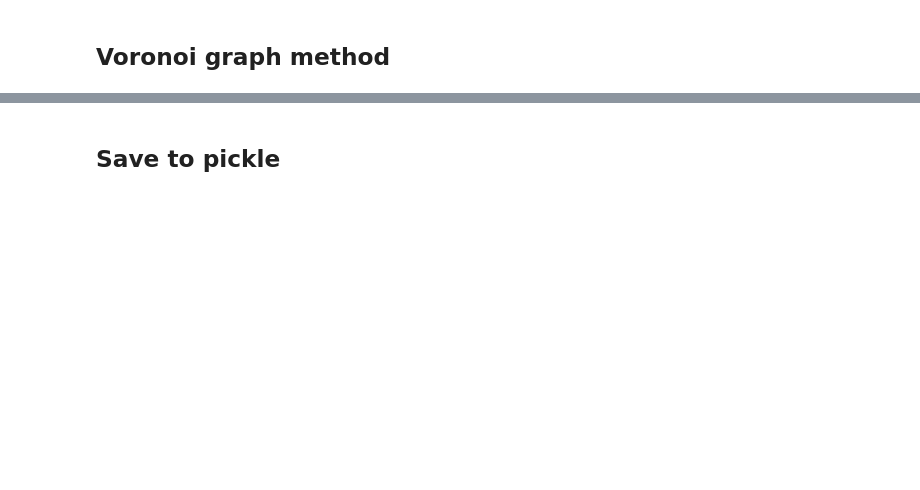
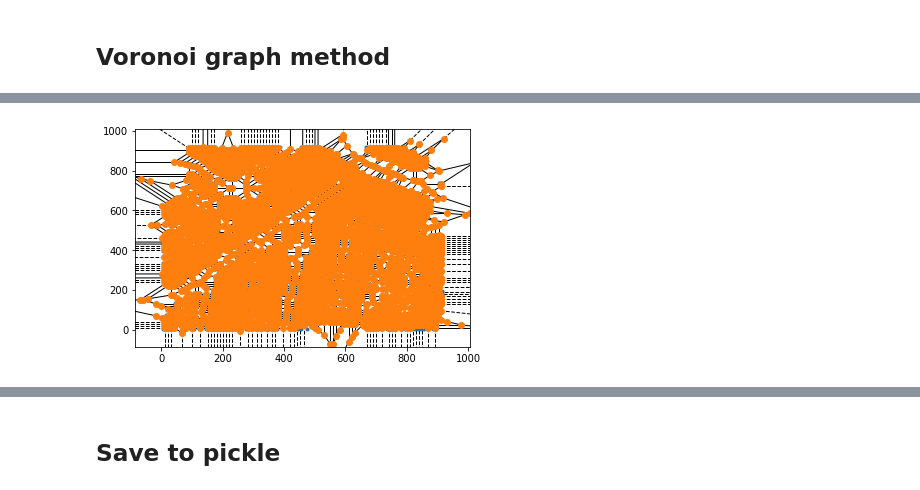
Before and after one commit to edupaz2/FCND-Motion-Planning, a Jupyter notebook: research_voronoi.ipynb, the cells around one changed output, grey strips where cells are left out. Cells and saved outputs as stored; diff of their text form; code cells hidden in the pictures; blank space fills up the shorter version.

Commit message:
Adding notebook for the creation of the graph using Voronoi with NetworkX Graphs and pruning

```diff
--- a/research_voronoi.ipynb
+++ b/research_voronoi.ipynb
@@ -74,3 +57,9 @@ Voronoi Graph took 0.05158495903015137 seconds to build
+# %%
+import matplotlib.pyplot as plt
+fig = voronoi_plot_2d(voronoi_graph)
+plt.show()
+# %% [output]
+[figure, added]
 # %%
 import numpy.linalg as LA
 from sklearn.neighbors import KDTree
```
Also changed, not shown: parts of 9 cells of this notebook, 9 other files.
